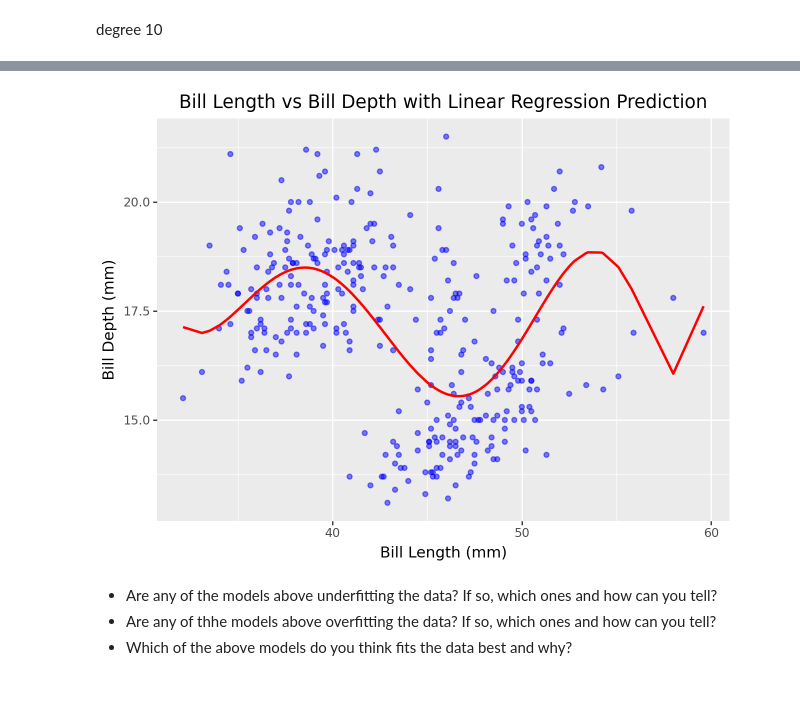
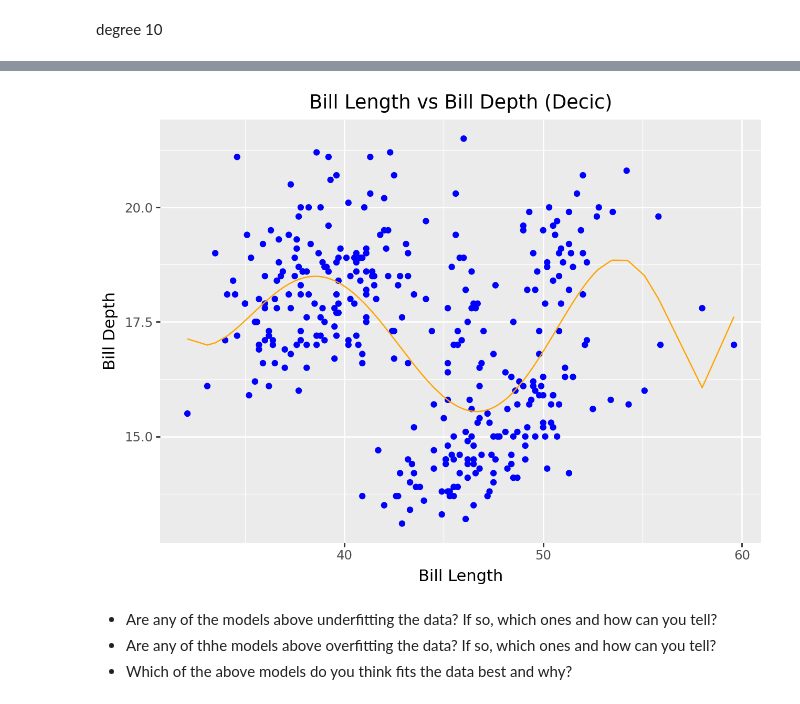
Before and after one commit to Evanjm22/Practice-activity-6.1, a Jupyter notebook: Evan_Practice_Activity_Polynomial_Regression.ipynb, the cells around one changed output, grey strips where cells are left out. Cells and saved outputs as stored; diff of their text form; code cells hidden in the pictures.

```diff
--- a/Evan_Practice_Activity_Polynomial_Regression.ipynb
+++ b/Evan_Practice_Activity_Polynomial_Regression.ipynb
@@ -262,16 +185,15 @@ array([-1.50504755e-06, -7.60934209e-05, -9.85616941e-04, -1.00451896e-02,
 # %%
 (ggplot(data, aes(x='bill_length_mm', y='bill_depth_mm')) +
-    geom_point(alpha=0.5, color="blue") +  # Scatter plot for actual data points
-    geom_line(aes(y='lrpredictdecic'), color="red", size=1) +  # Line for predictions
+    geom_point(color="blue") +
+    geom_line(aes(y='lrpredictdecic'), color="orange") +
     labs(
-        title="Bill Length vs Bill Depth with Linear Regression Prediction",
-        x="Bill Length (mm)",
-        y="Bill Depth (mm)"
+        title="Bill Length vs Bill Depth (Decic)",
+        x="Bill Length",
+        y="Bill Depth"
     )
-
 )
 # %% [output]
-[figure, old version]
+[figure, new version]
 # %% [markdown]
 * Are any of the models above underfitting the data? If so, which ones and how can you tell?
 * Are any of thhe models above overfitting the data? If so, which ones and how can you tell?
```
Also changed, not shown: parts of 18 cells of this notebook, 1 other file.
